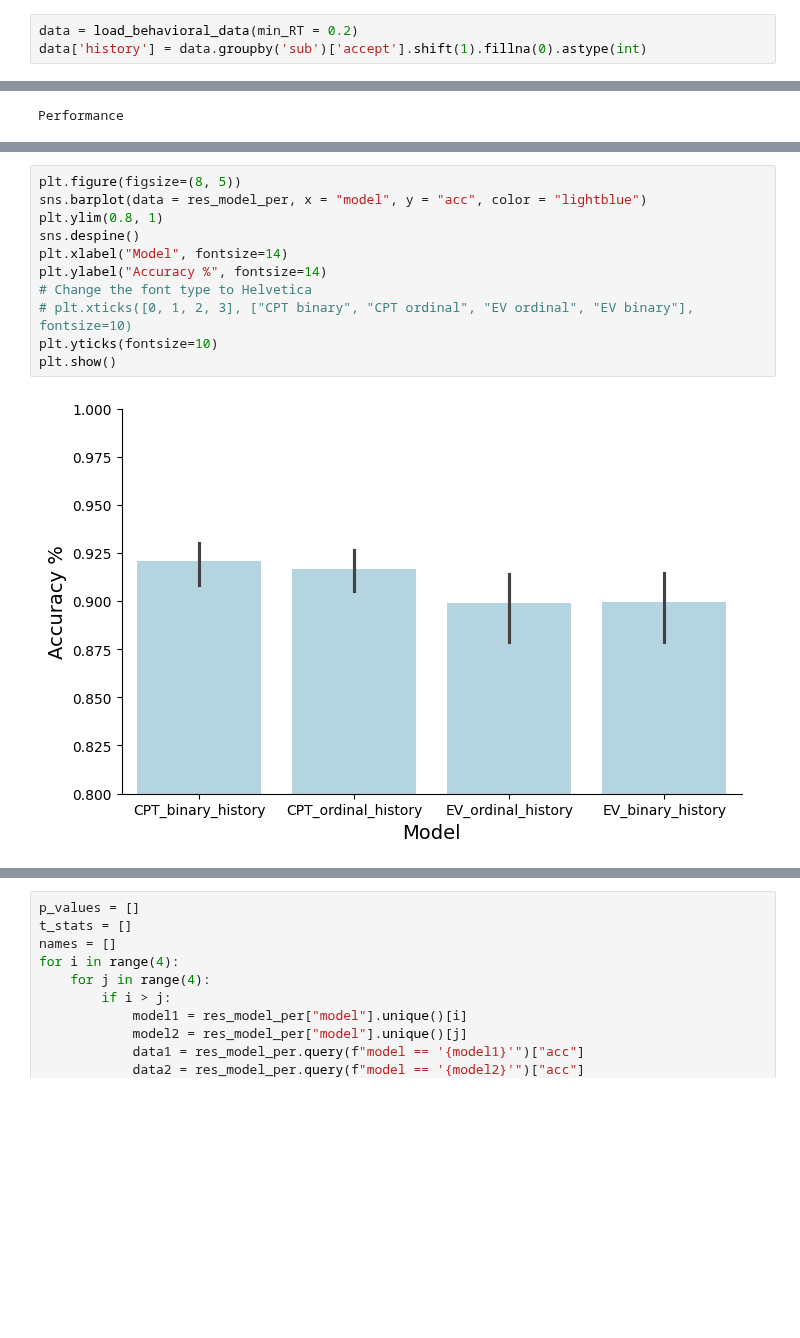
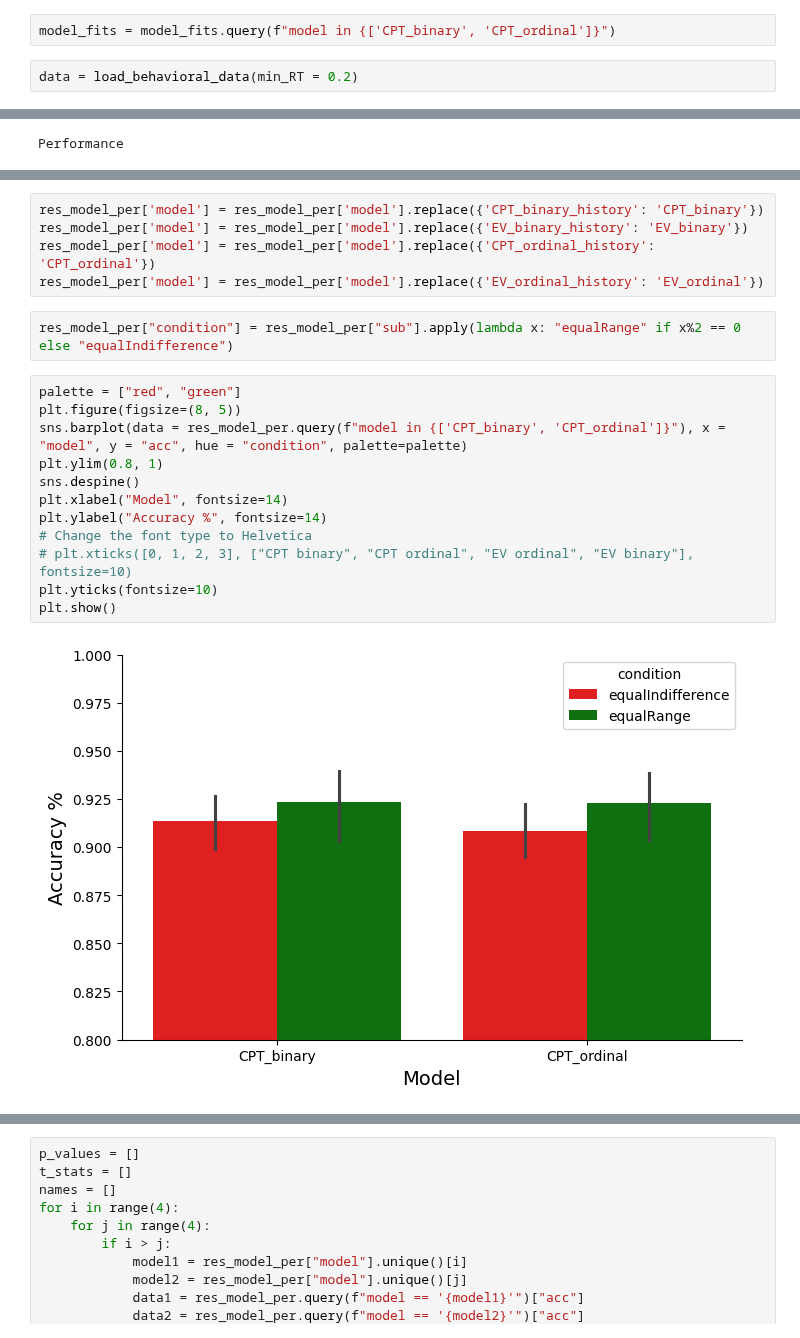
Before and after one commit to GusStgoReyes/riskyneuroarousal, a Jupyter notebook: data/1fits.ipynb, the cells around one changed output, grey strips where cells are left out. Drawn from its saved outputs; the diff is of its cells as text; blank space fills up the shorter version.

```diff
--- a/data/1fits.ipynb
+++ b/data/1fits.ipynb
@@ -21,9 +21,10 @@ for file in os.listdir():
         if file.split("_")[-2] == "subjectFit":
             x.append(pd.read_csv(file))
 model_fits = pd.concat(x, ignore_index=True)
+# %%
+model_fits = model_fits.query(f"model in {['CPT_binary', 'CPT_ordinal']}")
 # %%
 data = load_behavioral_data(min_RT = 0.2)
-data['history'] = data.groupby('sub')['accept'].shift(1).fillna(0).astype(int)
 # %%
 subs_df = {m : [] for m in model_fits["model"].unique()}
 for m in subs_df.keys():
@@ -78,13 +50,21 @@ plt.show()
+# %%
+res_model_per['model'] = res_model_per['model'].replace({'CPT_binary_history': 'CPT_binary'})
+res_model_per['model'] = res_model_per['model'].replace({'EV_binary_history': 'EV_binary'})
+res_model_per['model'] = res_model_per['model'].replace({'CPT_ordinal_history': 'CPT_ordinal'})
+res_model_per['model'] = res_model_per['model'].replace({'EV_ordinal_history': 'EV_ordinal'})
+# %%
+res_model_per["condition"] = res_model_per["sub"].apply(lambda x: "equalRange" if x%2 == 0 else "equalIndifference")
 # %%
+palette = ["red", "green"]
 plt.figure(figsize=(8, 5))
-sns.barplot(data = res_model_per, x = "model", y = "acc", color = "lightblue")
+sns.barplot(data = res_model_per.query(f"model in {['CPT_binary', 'CPT_ordinal']}"), x = "model", y = "acc", hue = "condition", palette=palette)
 plt.ylim(0.8, 1)
 sns.despine()
 plt.xlabel("Model", fontsize=14)
 plt.ylabel("Accuracy %", fontsize=14)
 # Change the font type to Helvetica
 # plt.xticks([0, 1, 2, 3], ["CPT binary", "CPT ordinal", "EV ordinal", "EV binary"], fontsize=10)
 plt.yticks(fontsize=10)
 plt.show()
 # %% [output]
-[figure, old version]
+[figure, new version]
```
Also changed, not shown: parts of 19 cells of this notebook, 8 other files.
